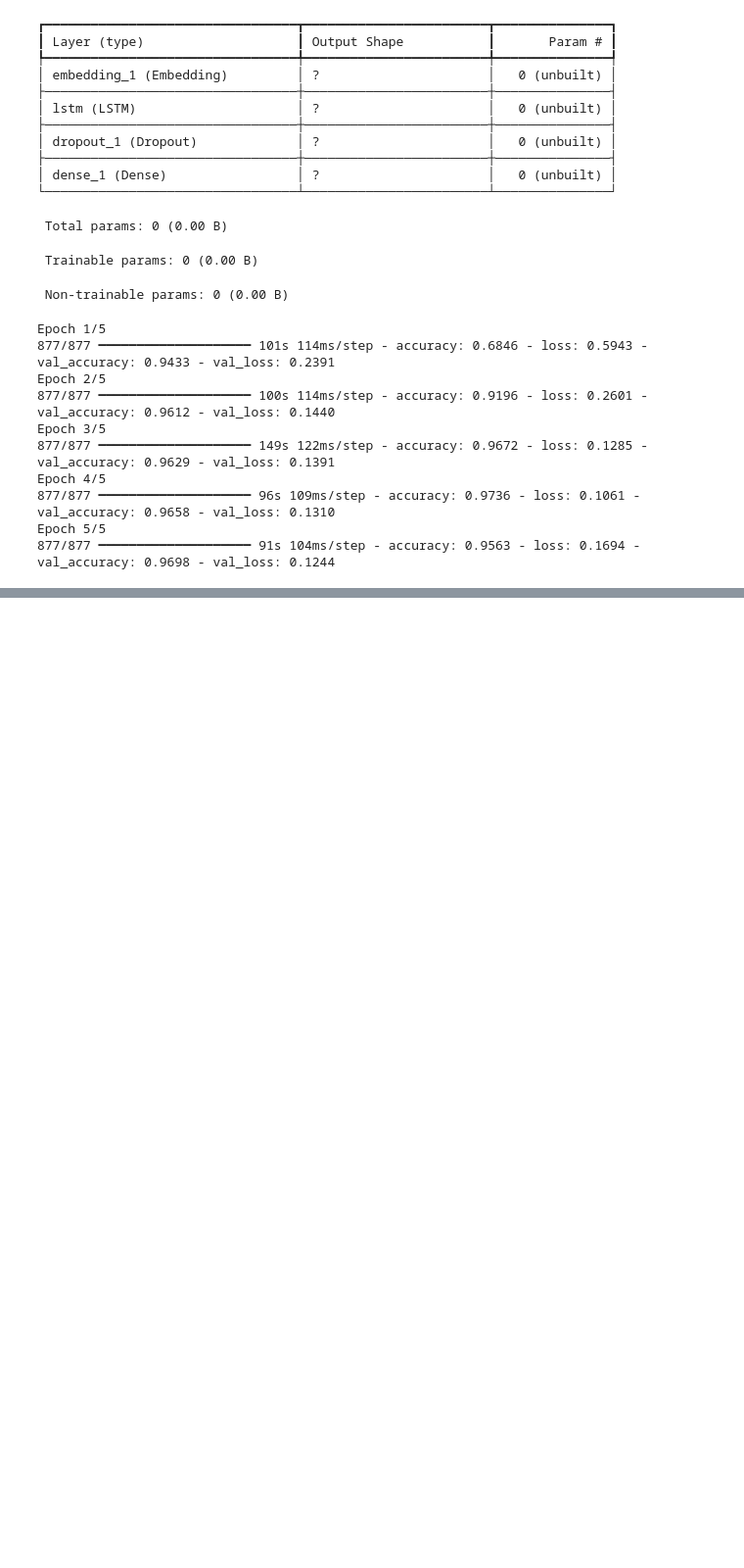
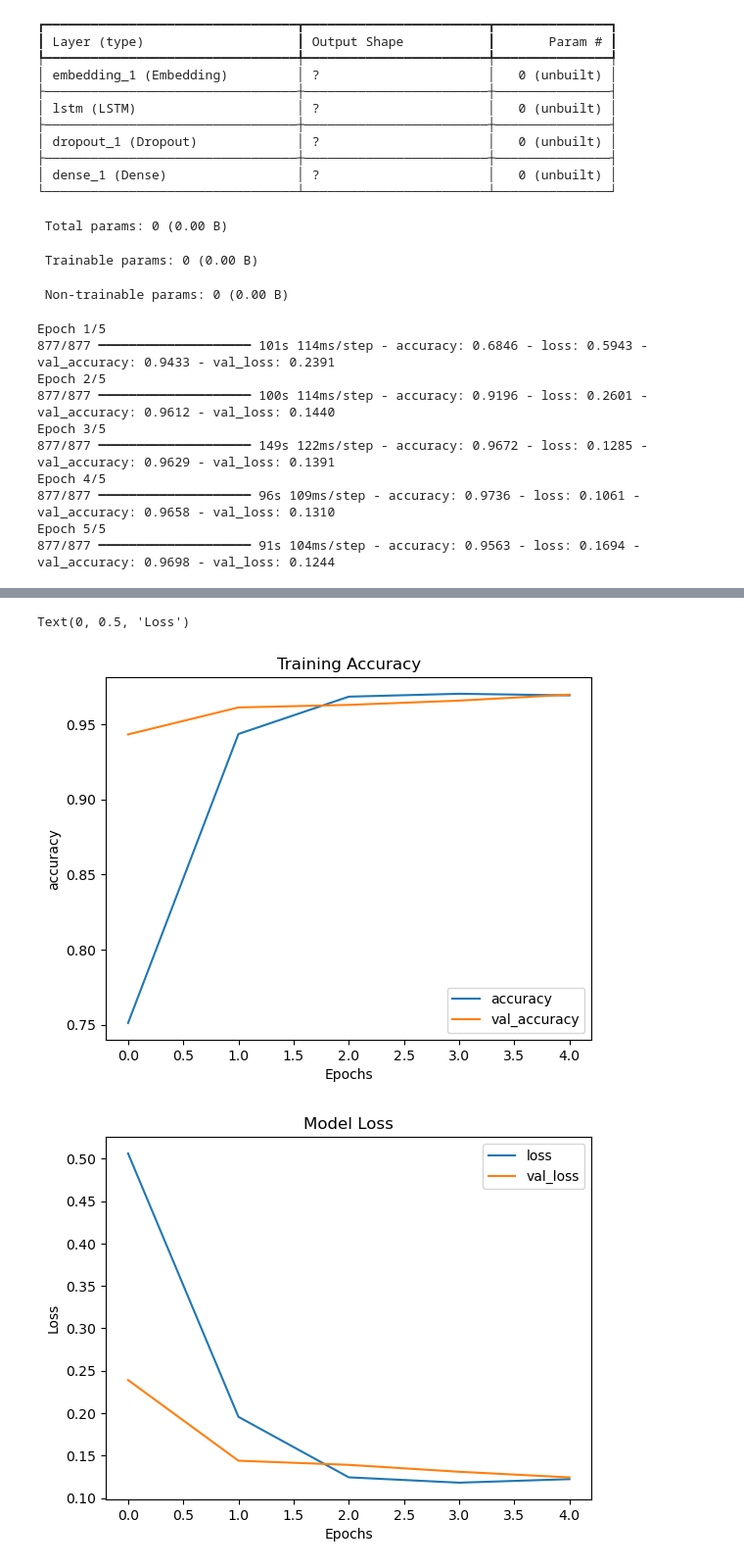
Before and after one commit to Hiroshan01/AI-Powered-Phishing-Email-Detection-, a Jupyter notebook: AIModel/phishingEmail.ipynb, the cells around one changed output, grey strips where cells are left out. Shown at 98% size. Drawn from its saved outputs; the diff is of its cells as text; code cells hidden in the pictures; blank space fills up the shorter version.

```diff
--- a/AIModel/phishingEmail.ipynb
+++ b/AIModel/phishingEmail.ipynb
@@ -517,0 +530,16 @@ Epoch 5/5
+# %%
+pd.DataFrame(historical.history)
+
+pd.DataFrame(historical.history)[['accuracy', 'val_accuracy']].plot()
+plt.title('Training Accuracy')
+plt.xlabel('Epochs')
+plt.ylabel('accuracy')
+
+pd.DataFrame(historical.history)[['loss', 'val_loss']].plot()
+plt.title('Model Loss')
+plt.xlabel('Epochs')
+plt.ylabel('Loss')
+# %% [output]
+Text(0, 0.5, 'Loss')
+[figure, added]
+[figure, added]
```
Also changed, not shown: parts of 3 cells of this notebook.
